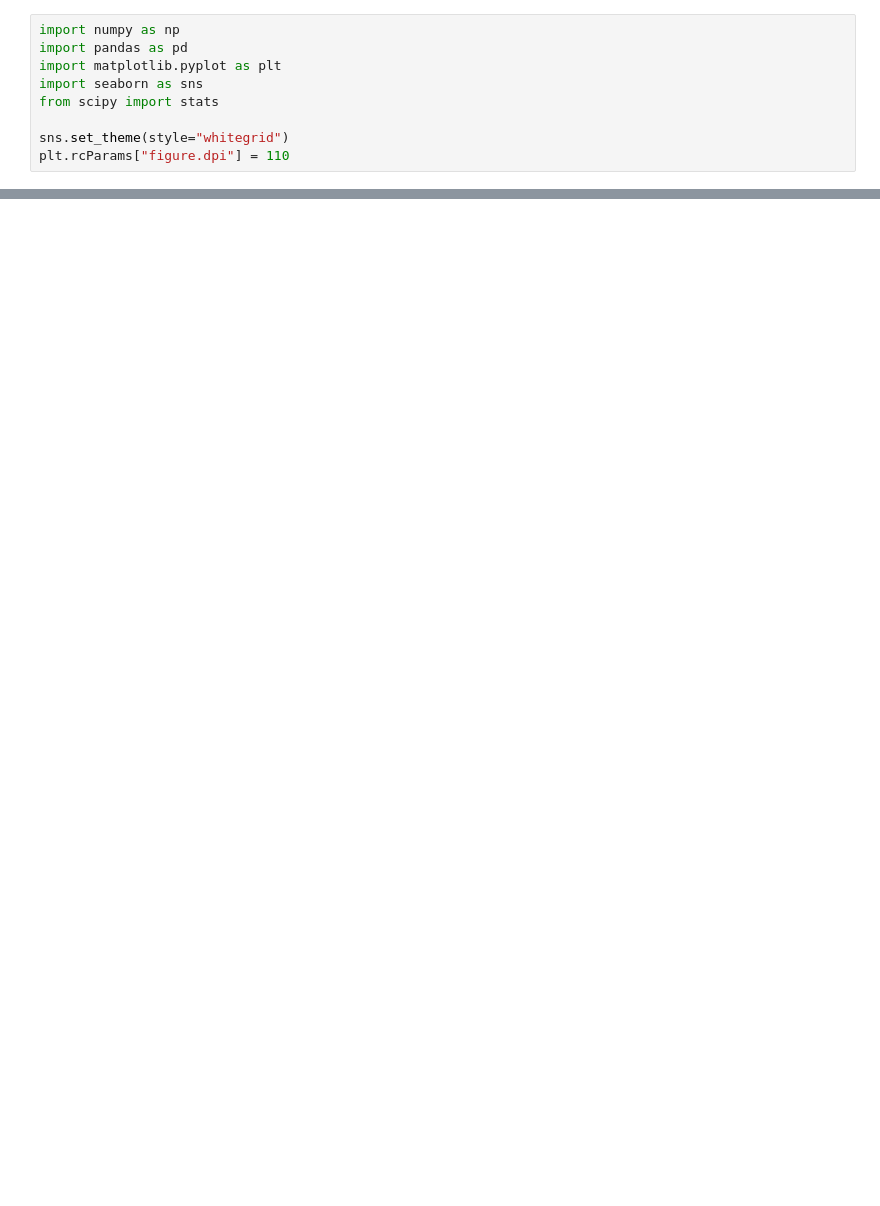
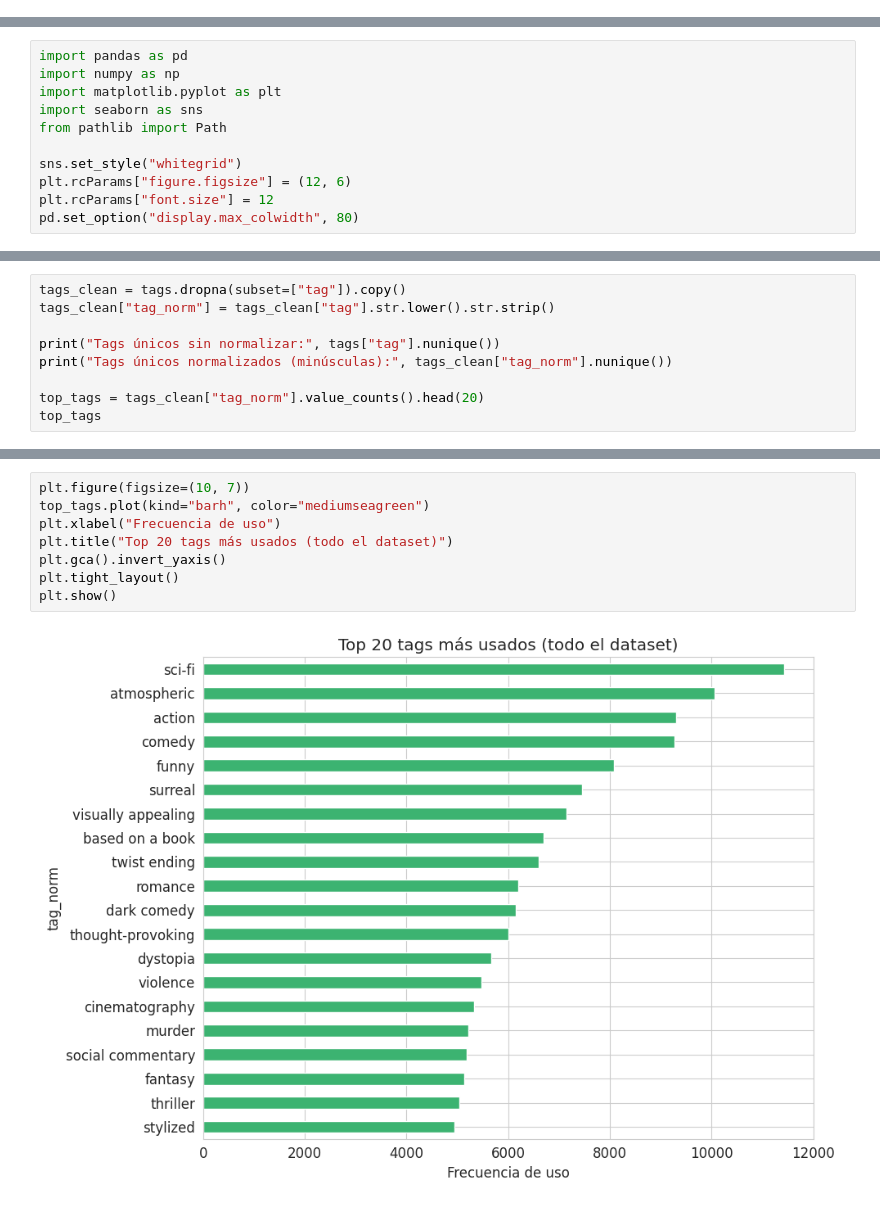
Before and after one commit to AndresCalderonRamirez/Parcial-DIGD, a Jupyter notebook: notebooks/exploration/main/movies_tags_ratings.ipynb, the cells around one changed output, grey strips where cells are left out. Drawn from its saved outputs; the diff is of its cells as text; blank space fills up the shorter version.

```diff
--- a/notebooks/exploration/main/movies_tags_ratings.ipynb
+++ b/notebooks/exploration/main/movies_tags_ratings.ipynb
@@ -26,9 +0,0 @@ y su calificación media son estimaciones basadas en la muestra.
-# %%
-import numpy as np
-import pandas as pd
-import matplotlib.pyplot as plt
-import seaborn as sns
-from scipy import stats
-
-sns.set_theme(style="whitegrid")
-plt.rcParams["figure.dpi"] = 110
@@ -533,0 +19,11 @@ lo que se planeó probar de lo que se exploró después de ver los datos.
+# %%
+import pandas as pd
+import numpy as np
+import matplotlib.pyplot as plt
+import seaborn as sns
+from pathlib import Path
+
+sns.set_style("whitegrid")
+plt.rcParams["figure.figsize"] = (12, 6)
+plt.rcParams["font.size"] = 12
+pd.set_option("display.max_colwidth", 80)
@@ -533,0 +140,9 @@ lo que se planeó probar de lo que se exploró después de ver los datos.
+# %%
+tags_clean = tags.dropna(subset=["tag"]).copy()
+tags_clean["tag_norm"] = tags_clean["tag"].str.lower().str.strip()
+
+print("Tags únicos sin normalizar:", tags["tag"].nunique())
+print("Tags únicos normalizados (minúsculas):", tags_clean["tag_norm"].nunique())
+
+top_tags = tags_clean["tag_norm"].value_counts().head(20)
+top_tags
@@ -533,0 +175,10 @@ lo que se planeó probar de lo que se exploró después de ver los datos.
+# %%
+plt.figure(figsize=(10, 7))
+top_tags.plot(kind="barh", color="mediumseagreen")
+plt.xlabel("Frecuencia de uso")
+plt.title("Top 20 tags más usados (todo el dataset)")
+plt.gca().invert_yaxis()
+plt.tight_layout()
+plt.show()
+# %% [output]
+[figure, added]
```
Also changed, not shown: parts of 89 cells of this notebook, 1 other file.
